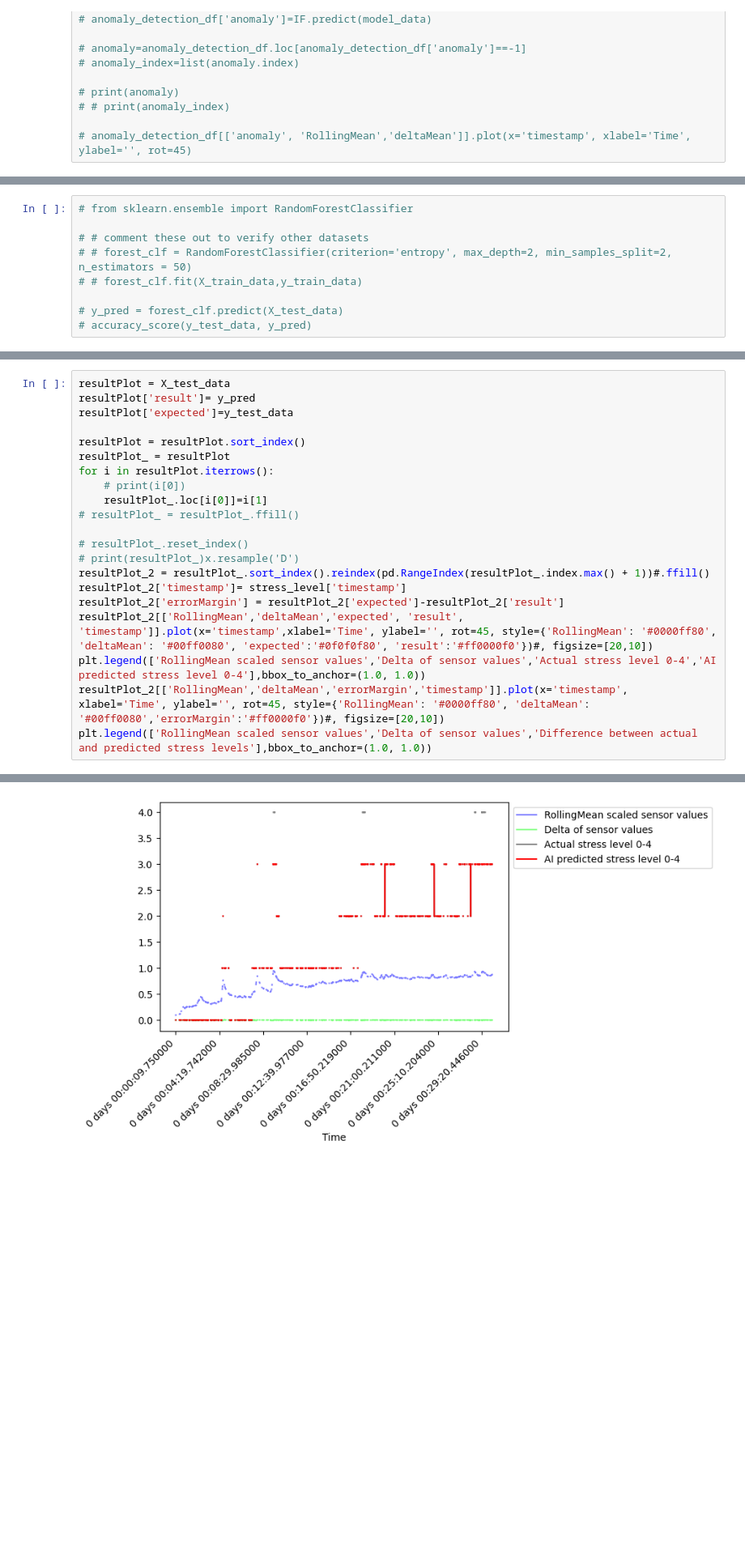
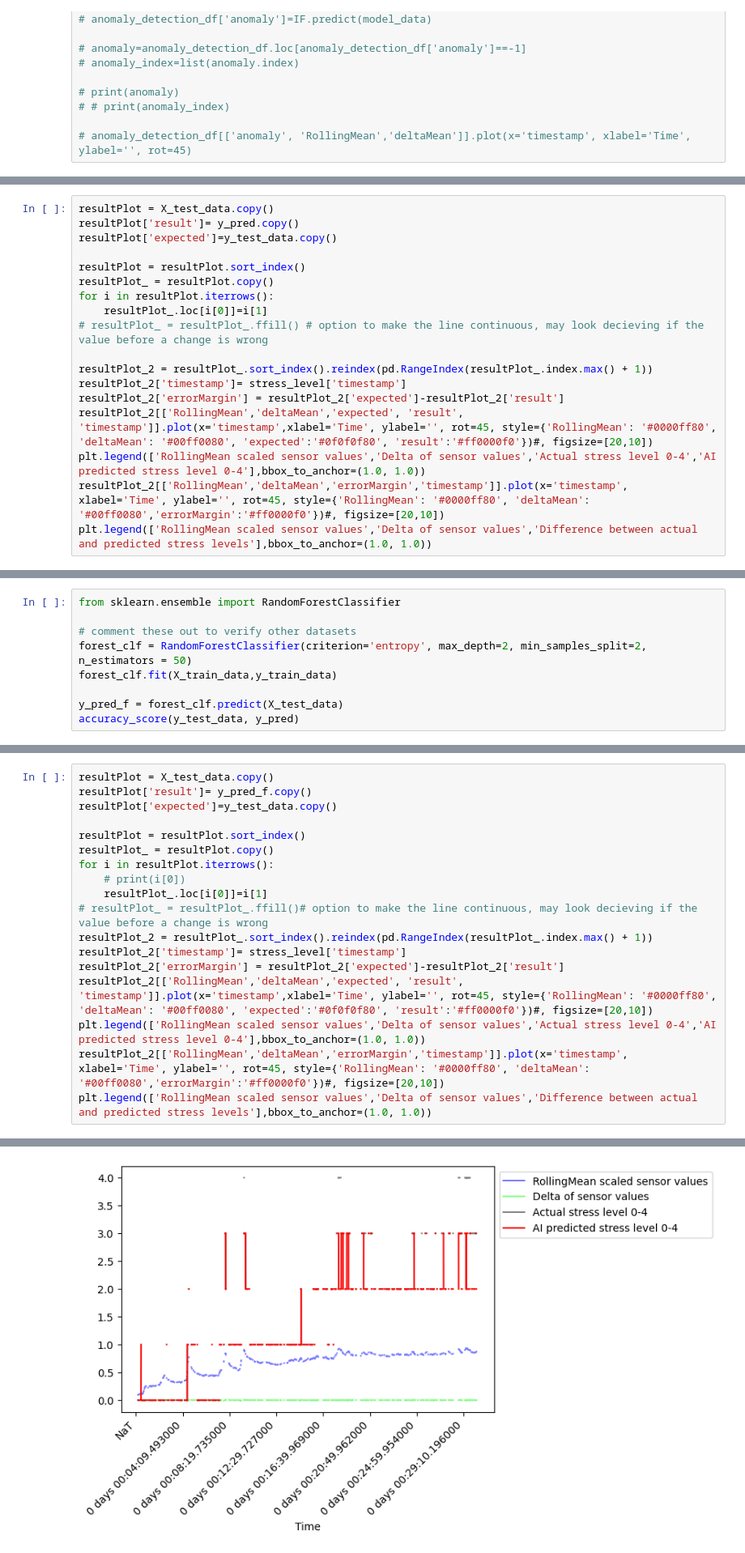
Before and after one commit to Inn0/STP1StressVisualisation, a Jupyter notebook: StressThreshold.ipynb, the cells around one changed output, grey strips where cells are left out. Shown at 81% size. Saved outputs shown, nothing was run; the diff lists cells and outputs as text; blank space fills up the shorter version.

```diff
--- a/StressThreshold.ipynb
+++ b/StressThreshold.ipynb
@@ -209,0 +215,18 @@ accuracy_score(y_test_data, y_pred)
+# %%
+resultPlot = X_test_data.copy()
+resultPlot['result']= y_pred.copy()
+resultPlot['expected']=y_test_data.copy()
+
+resultPlot = resultPlot.sort_index()
+resultPlot_ = resultPlot.copy()
+for i in resultPlot.iterrows():
+    resultPlot_.loc[i[0]]=i[1]
+# resultPlot_ = resultPlot_.ffill() # option to make the line continuous, may look decieving if the value before a change is wrong
+
+resultPlot_2 = resultPlot_.sort_index().reindex(pd.RangeIndex(resultPlot_.index.max() + 1))
+resultPlot_2['timestamp']= stress_level['timestamp']
+resultPlot_2['errorMargin'] = resultPlot_2['expected']-resultPlot_2['result']
+resultPlot_2[['RollingMean','deltaMean','expected', 'result', 'timestamp']].plot(x='timestamp',xlabel='Time', ylabel='', rot=45, style={'RollingMean': '#0000ff80', 'deltaMean': '#00ff0080', 'expected':'#0f0f0f80', 'result':'#ff0000f0'})#, figsize=[20,10])
+plt.legend(['RollingMean scaled sensor values','Delta of sensor values','Actual stress level 0-4','AI predicted stress level 0-4'],bbox_to_anchor=(1.0, 1.0))
+resultPlot_2[['RollingMean','deltaMean','errorMargin','timestamp']].plot(x='timestamp', xlabel='Time', ylabel='', rot=45, style={'RollingMean': '#0000ff80', 'deltaMean': '#00ff0080','errorMargin':'#ff0000f0'})#, figsize=[20,10])
+plt.legend(['RollingMean scaled sensor values','Delta of sensor values','Difference between actual and predicted stress levels'],bbox_to_anchor=(1.0, 1.0))
@@ -210,9 +240,9 @@ accuracy_score(y_test_data, y_pred)
 # %%
-# from sklearn.ensemble import RandomForestClassifier
+from sklearn.ensemble import RandomForestClassifier
 
-# # comment these out to verify other datasets
-# # forest_clf = RandomForestClassifier(criterion='entropy', max_depth=2, min_samples_split=2, n_estimators = 50)
-# # forest_clf.fit(X_train_data,y_train_data)
+# comment these out to verify other datasets
+forest_clf = RandomForestClassifier(criterion='entropy', max_depth=2, min_samples_split=2, n_estimators = 50)
+forest_clf.fit(X_train_data,y_train_data)
 
-# y_pred = forest_clf.predict(X_test_data)
-# accuracy_score(y_test_data, y_pred)
+y_pred_f = forest_clf.predict(X_test_data)
+accuracy_score(y_test_data, y_pred)
@@ -219,24 +254,21 @@ accuracy_score(y_test_data, y_pred)
 # %%
-resultPlot = X_test_data
-resultPlot['result']= y_pred
-resultPlot['expected']=y_test_data
+resultPlot = X_test_data.copy()
+resultPlot['result']= y_pred_f.copy()
+resultPlot['expected']=y_test_data.copy()
 
 resultPlot = resultPlot.sort_index()
-resultPlot_ = resultPlot
+resultPlot_ = resultPlot.copy()
 for i in resultPlot.iterrows():
     # print(i[0])
     resultPlot_.loc[i[0]]=i[1]
-# resultPlot_ = resultPlot_.ffill()
-
-# resultPlot_.reset_index()
-# print(resultPlot_)x.resample('D')
-resultPlot_2 = resultPlot_.sort_index().reindex(pd.RangeIndex(resultPlot_.index.max() + 1))#.ffill()
+# resultPlot_ = resultPlot_.ffill()# option to make the line continuous, may look decieving if the value before a change is wrong
+resultPlot_2 = resultPlot_.sort_index().reindex(pd.RangeIndex(resultPlot_.index.max() + 1))
 resultPlot_2['timestamp']= stress_level['timestamp']
 resultPlot_2['errorMargin'] = resultPlot_2['expected']-resultPlot_2['result']
 resultPlot_2[['RollingMean','deltaMean','expected', 'result', 'timestamp']].plot(x='timestamp',xlabel='Time', ylabel='', rot=45, style={'RollingMean': '#0000ff80', 'deltaMean': '#00ff0080', 'expected':'#0f0f0f80', 'result':'#ff0000f0'})#, figsize=[20,10])
 plt.legend(['RollingMean scaled sensor values','Delta of sensor values','Actual stress level 0-4','AI predicted stress level 0-4'],bbox_to_anchor=(1.0, 1.0))
 resultPlot_2[['RollingMean','deltaMean','errorMargin','timestamp']].plot(x='timestamp', xlabel='Time', ylabel='', rot=45, style={'RollingMean': '#0000ff80', 'deltaMean': '#00ff0080','errorMargin':'#ff0000f0'})#, figsize=[20,10])
 plt.legend(['RollingMean scaled sensor values','Delta of sensor values','Difference between actual and predicted stress levels'],bbox_to_anchor=(1.0, 1.0))
 # %% [output]
 <matplotlib.legend.Legend at 0x...>
-[figure, old version]
+[figure, new version]
```
Also changed, not shown: parts of 30 cells of this notebook.
